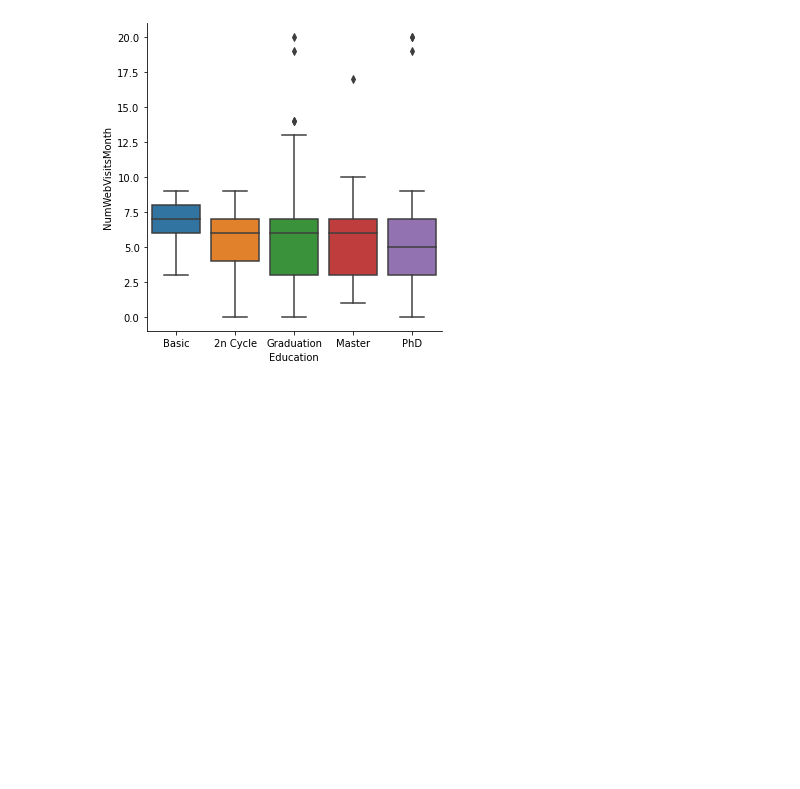
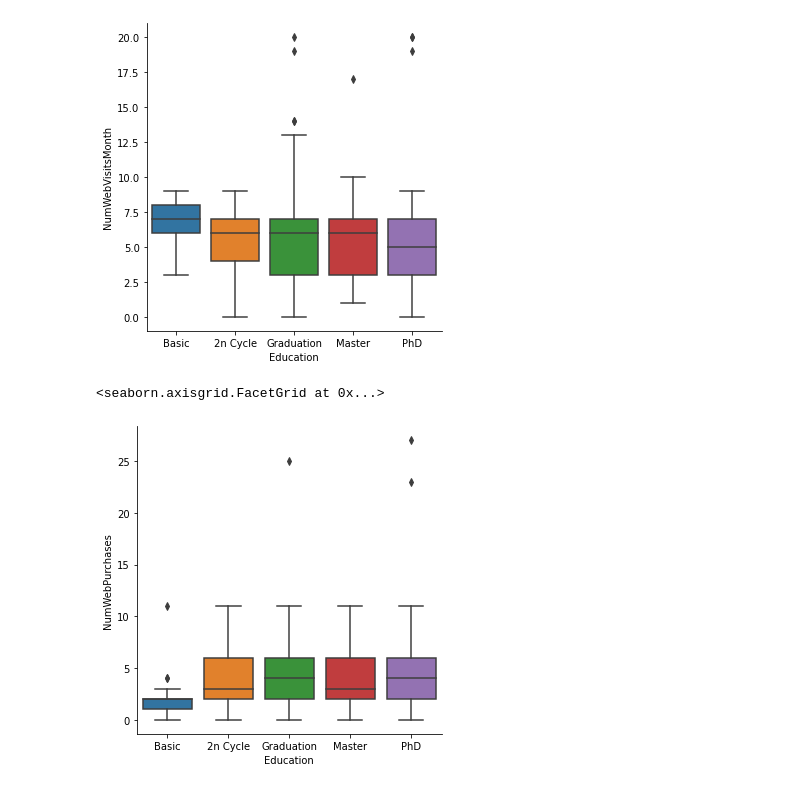
Before and after one commit to barisanik/customer-analysis, a Jupyter notebook: customer-behaviour-analysis.ipynb, the cells around one changed output. Saved outputs shown, nothing was run; the diff lists cells and outputs as text; code cells hidden in the pictures; blank space fills up the shorter version.

```diff
--- a/customer-behaviour-analysis.ipynb
+++ b/customer-behaviour-analysis.ipynb
@@ -390,3 +390,8 @@ sns.catplot(data=data, x = "Education", y = "NumWebVisitsMonth", kind="box")
 # %% [output]
 <seaborn.axisgrid.FacetGrid at 0x...>
 [figure]
+# %%
+sns.catplot(data=data, x = "Education", y = "NumWebPurchases", kind="box")
+# %% [output]
+<seaborn.axisgrid.FacetGrid at 0x...>
+[figure, added]
```
